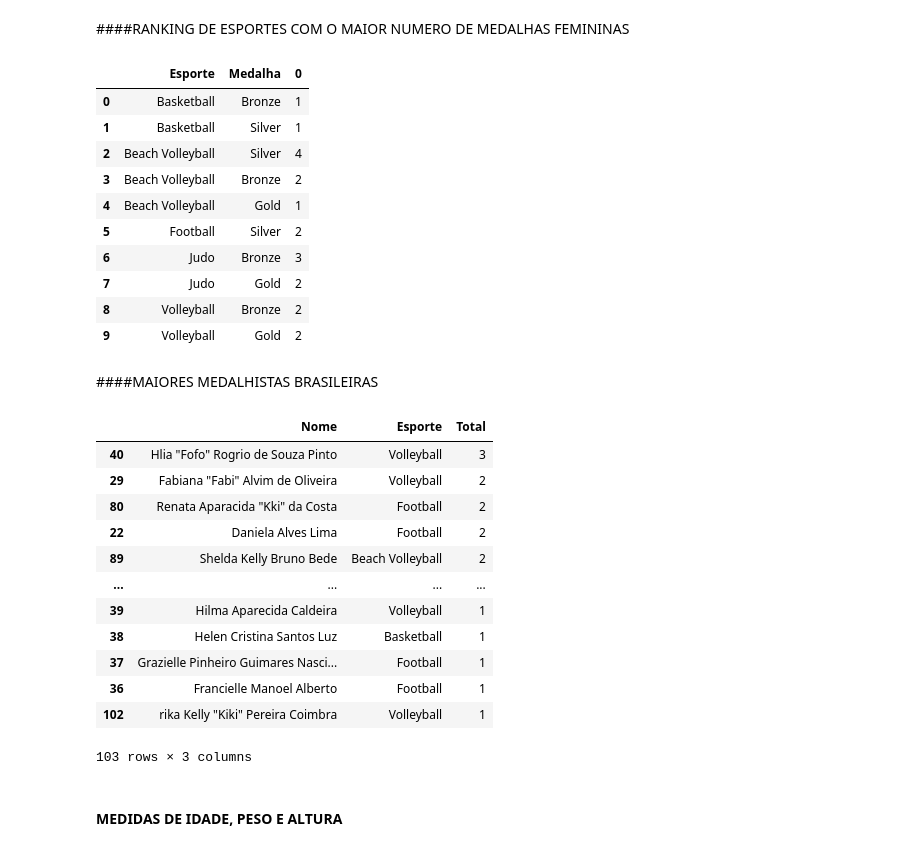
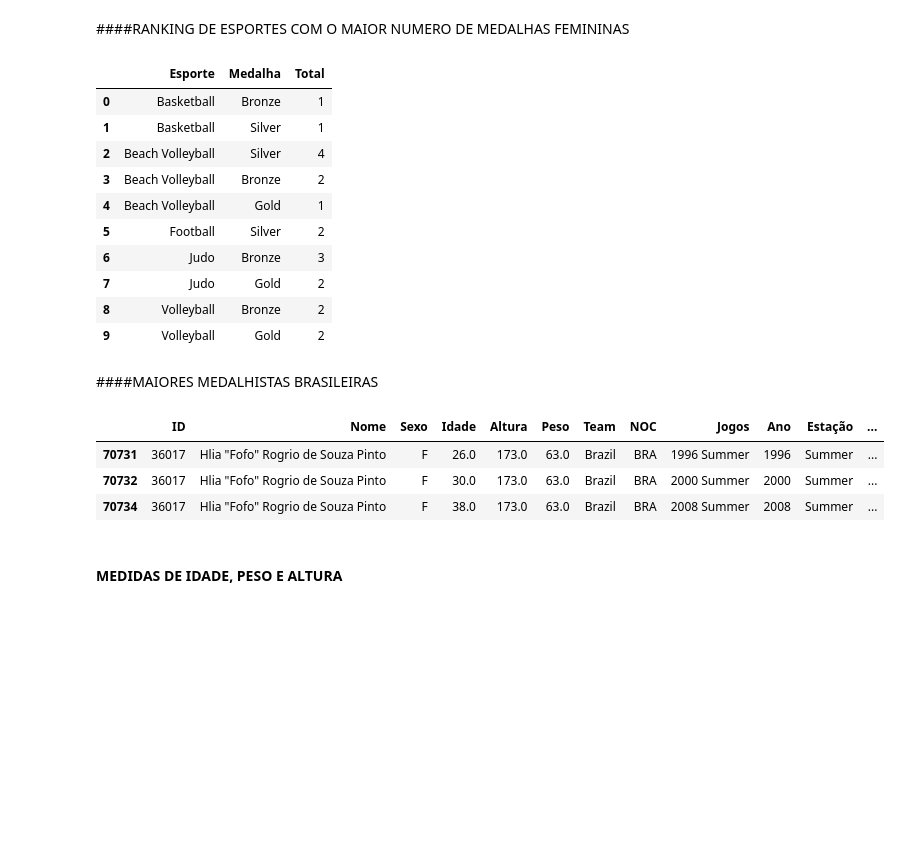
Before and after one commit to taferreiraua/LAB-CD, a Jupyter notebook: P1-Olimpíadas/Analise/analise_descritiva.ipynb, the cells around one changed output. Drawn from its saved outputs; the diff is of its cells as text; code cells hidden in the pictures; blank space fills up the shorter version.

```diff
--- a/P1-Olimpíadas/Analise/analise_descritiva.ipynb
+++ b/P1-Olimpíadas/Analise/analise_descritiva.ipynb
@@ -260,11 +228,11 @@ ranking = ranking.sort_values(by='Medalha', ascending=False).head(5)
 medalhas = medalhistas[(medalhistas['Esporte'].isin(ranking['Esporte']))]
 
 # contando quantas medalhas de ouro, prata e bronze cada esporte do ranking tem
-medalhas = medalhas[['Esporte', 'Medalha']].groupby(['Esporte']).value_counts()
+medalhas = medalhas[['Esporte', 'Medalha']].groupby(['Esporte']).value_counts().reset_index(name='Total')
 
-medalhas.reset_index()
+medalhas
 # %% [output]
-|  | Esporte | Medalha | 0 |
+|  | Esporte | Medalha | Total |
 | 0 | Basketball | Bronze | 1 |
 | 1 | Basketball | Silver | 1 |
 | 2 | Beach Volleyball | Silver | 4 |
@@ -280,25 +248,16 @@ medalhas.reset_index()
 # %%
 # Agrupar o nome das atletas mulheres com a soma de medalhas
 medalhas_por_brasileira= mulheres_medalhistas_df.groupby(['Nome', 'Esporte'])['Medalha'].count().reset_index(name='Total')
 
 # Filtrar apenas as atletas que tem medalhas e ordenar de maneira decrescente
 medalhistas_brasileiras= medalhas_por_brasileira[medalhas_por_brasileira['Total'] > 0]
 medalhistas_brasileiras = medalhistas_brasileiras.sort_values(by='Total', ascending=False)
-medalhistas_brasileiras
+mulheres_medalhistas_df[mulheres_medalhistas_df['Nome'] == medalhistas_brasileiras['Nome'].iloc[0]]
 # %% [output]
-|  | Nome | Esporte | Total |
-| 40 | Hlia "Fofo" Rogrio de Souza Pinto | Volleyball | 3 |
-| 29 | Fabiana "Fabi" Alvim de Oliveira | Volleyball | 2 |
-| 80 | Renata Aparacida "Kki" da Costa | Football | 2 |
-| 22 | Daniela Alves Lima | Football | 2 |
-| 89 | Shelda Kelly Bruno Bede | Beach Volleyball | 2 |
-| ... | ... | ... | ... |
-| 39 | Hilma Aparecida Caldeira | Volleyball | 1 |
-| 38 | Helen Cristina Santos Luz | Basketball | 1 |
-| 37 | Grazielle Pinheiro Guimares Nasci... | Football | 1 |
-| 36 | Francielle Manoel Alberto | Football | 1 |
-| 102 | rika Kelly "Kiki" Pereira Coimbra | Volleyball | 1 |
+|  | ID | Nome | Sexo | Idade | Altura | Peso | Team | NOC | Jogos | Ano | Estação | ... |
+| 70731 | 36017 | Hlia "Fofo" Rogrio de Souza Pinto | F | 26.0 | 173.0 | 63.0 | Brazil | BRA | 1996 Summer | 1996 | Summer | ... |
+| 70732 | 36017 | Hlia "Fofo" Rogrio de Souza Pinto | F | 30.0 | 173.0 | 63.0 | Brazil | BRA | 2000 Summer | 2000 | Summer | ... |
+| 70734 | 36017 | Hlia "Fofo" Rogrio de Souza Pinto | F | 38.0 | 173.0 | 63.0 | Brazil | BRA | 2008 Summer | 2008 | Summer | ... |
-103 rows × 3 columns
 # %% [markdown]
 #### MEDIDAS DE IDADE, PESO E ALTURA
 # %%
```
Also changed, not shown: parts of 31 cells of this notebook.
